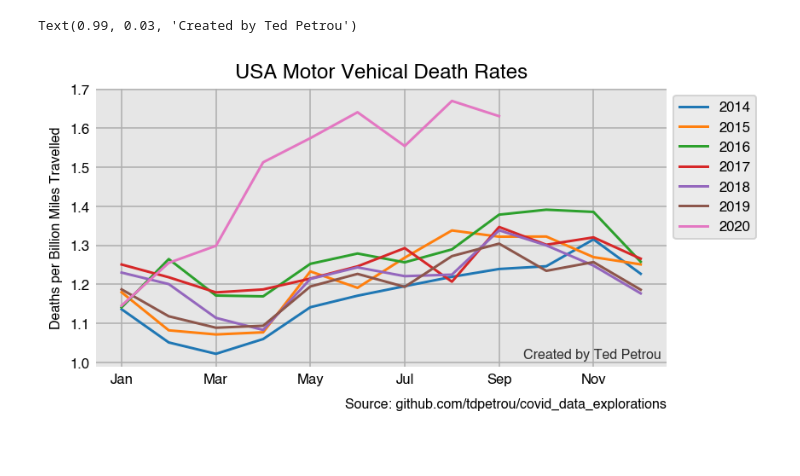
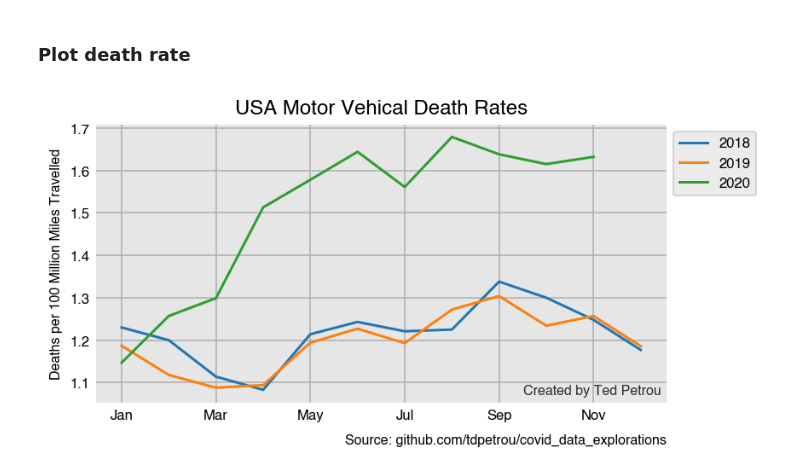
Before and after one commit to hercules261188/covid_data_explorations, a Jupyter notebook: Motor Vehicle Deaths.ipynb, the cells around one changed output. Saved outputs shown, nothing was run; the diff lists cells and outputs as text; code cells hidden in the pictures.

```diff
--- a/Motor Vehicle Deaths.ipynb
+++ b/Motor Vehicle Deaths.ipynb
@@ -2,6 +21,8 @@
 import numpy as np
 import pandas as pd
 import matplotlib.pyplot as plt
+from matplotlib import ticker
 pd.set_option('display.max_columns', None)
 plt.style.use('dashboard.mplstyle')
-months = ['Jan', 'Feb', 'Mar', 'Apr', 'May', 'Jun', 'Jul', 'Aug', 'Sep', 'Oct', 'Nov', 'Dec']
+MONTHS = ['Jan', 'Feb', 'Mar', 'Apr', 'May', 'Jun',
+          'Jul', 'Aug', 'Sep', 'Oct', 'Nov', 'Dec']
@@ -12,9 +31,13 @@ months = ['Jan', 'Feb', 'Mar', 'Apr', 'May', 'Jun', 'Jul', 'Aug', 'Sep', 'Oct',
 # %%
-df_car = pd.read_json('https://data.cdc.gov/resource/bxq8-mugm.json') \
-           .pivot(index='month', columns='year', values='motor_vehicle_accidents')
-df_car_20 = pd.read_json('https://data.cdc.gov/resource/9dzk-mvmi.json') \
-              .pivot(index='month', columns='year', values='motor_vehicle_accidents')
-df_car[2020] = df_car_20[2020]
-df_car.index = months
-df_car
+url_2014_2019_deaths = 'https://data.cdc.gov/resource/bxq8-mugm.json'
+url_2020_2021_deaths = 'https://data.cdc.gov/resource/9dzk-mvmi.json'
+
+df_car_deaths = pd.read_json(url_2014_2019_deaths).pivot(index='month',
+                                                         columns='year', values='motor_vehicle_accidents')
+df_car_deaths_20 = pd.read_json(url_2020_2021_deaths).pivot(index='month',
+                                                            columns='year', values='motor_vehicle_accidents')
+df_car_deaths[2020] = df_car_deaths_20[2020]
+df_car_deaths = df_car_deaths.rename_axis(columns=None)
+df_car_deaths.index = MONTHS
+df_car_deaths
 # %% [output]
@@ -33,0 +65,13 @@ df_car
+# %%
+dfs = []
+for month in MONTHS:
+    mon = month.lower()
+    url =f'https://www.fhwa.dot.gov/policyinformation/travel_monitoring/20{mon}tvt/20{mon}tvt.xls'
+    dft = pd.read_excel(url, sheet_name=1, header=23)
+    dfs.append(dft.loc[:, 'Year':])
+
+df_drive_month = pd.concat((df.iloc[:, :2].set_index('Year') for df in dfs[-12:]), axis=1).dropna().astype('int')
+df_drive_month.columns = MONTHS
+df_drive_month.index = df_drive_month.index.astype('int')
+df_miles = df_drive_month.T
+df_miles
@@ -72,0 +104,4 @@ df_rate
+# %%
+df_rate = (df_car_deaths / df_miles).dropna(axis=1, how='all') * 100
+df_rate = df_rate.round(3)
+df_rate
@@ -73,11 +122,12 @@ df_rate
+# %% [markdown]
+### Plot death rate
 # %%
-ax = df_rate.plot(rot=0)
+ax = df_rate.loc[:, 2018:].plot(rot=0)
 ax.legend(bbox_to_anchor=(1, 1))
 ax.set_title('USA Motor Vehical Death Rates')
-ax.set_ylabel('Deaths per Billion Miles Travelled', size=8)
+ax.set_ylabel('Deaths per 100 Million Miles Travelled', size=8)
 ax.text(1, -.15, 'Source: github.com/tdpetrou/covid_data_explorations',
         ha='right', transform=ax.transAxes, size=8)
-ax.text(.99, .03, "Created by Ted Petrou", ha='right', transform=ax.transAxes, size=8, alpha=.8)
+ax.text(.99, .03, "Created by Ted Petrou", ha='right', transform=ax.transAxes, size=8, alpha=.8);
 # %% [output]
-Text(0.99, 0.03, 'Created by Ted Petrou')
-[figure, old version]
+[figure, new version]
```
Also changed, not shown: parts of 15 cells of this notebook.
